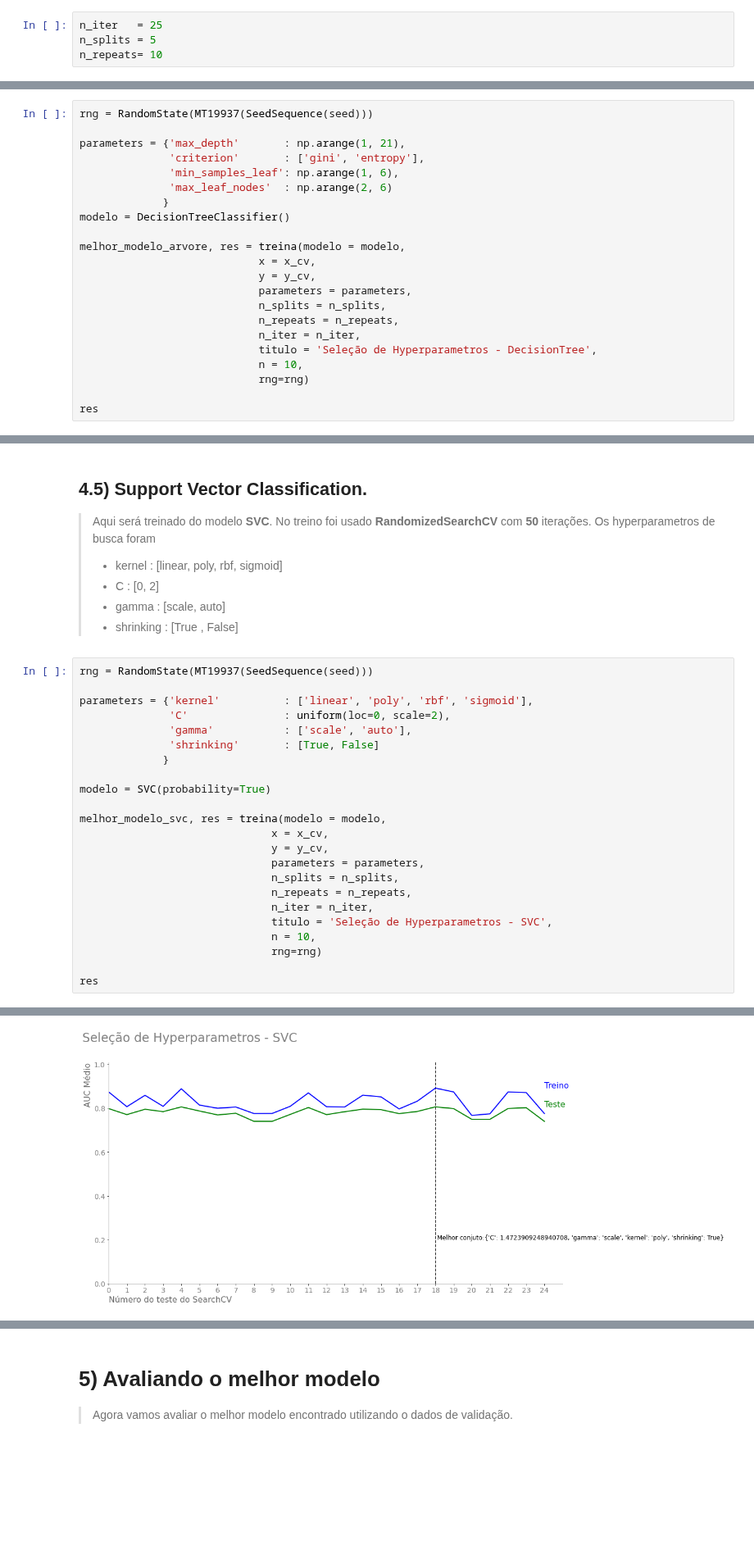
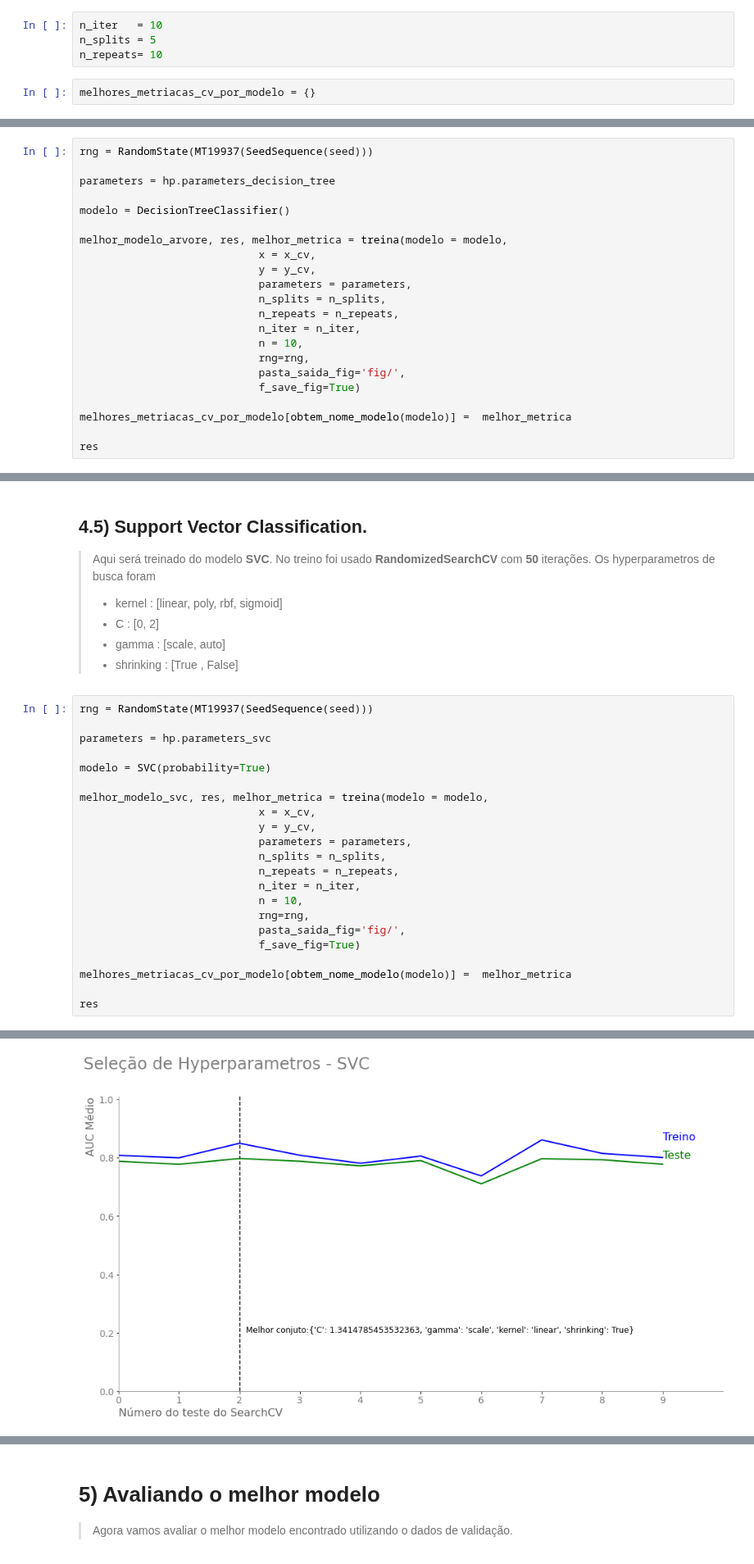
Before and after one commit to HenriqueCCdA/BC_DS_Projeto_Final, a Jupyter notebook: Notebooks/ML/treinamentos_dados1.ipynb, the cells around one changed output, grey strips where cells are left out. Shown at 82% size. Saved outputs shown, nothing was run; the diff lists cells and outputs as text; blank space fills up the shorter version.

```diff
--- a/Notebooks/ML/treinamentos_dados1.ipynb
+++ b/Notebooks/ML/treinamentos_dados1.ipynb
@@ -197,9 +196,11 @@ Número total de entradas para o Cross Validation : 315
 
 A opção **refit** foi deixado como **true** logo depois que o melhor modelo for selecioando o RandomizedSearchCV/GridSearchCv **re-treina** esse modelo com o dataset completo (treino+teste).
 # %%
-n_iter   = 25
+n_iter   = 10
 n_splits = 5
 n_repeats= 10
+# %%
+melhores_metriacas_cv_por_modelo = {}
 # %% [markdown]
 ## 4.1) DummyClassifier
 
@@ -282,23 +287,23 @@ Melhor modelo            : LogisticRegression(C=0.9705548504144978, max_iter=100
 # %%
 rng = RandomState(MT19937(SeedSequence(seed)))
 
-parameters = {'max_depth'       : np.arange(1, 21),
-              'criterion'       : ['gini', 'entropy'],
-              'min_samples_leaf': np.arange(1, 6),
-              'max_leaf_nodes'  : np.arange(2, 6)
-             }
+parameters = hp.parameters_decision_tree
+
 modelo = DecisionTreeClassifier()
 
-melhor_modelo_arvore, res = treina(modelo = modelo,
+melhor_modelo_arvore, res, melhor_metrica = treina(modelo = modelo,
                             x = x_cv,
                             y = y_cv,
                             parameters = parameters,
                             n_splits = n_splits,
                             n_repeats = n_repeats,
                             n_iter = n_iter,
-                            titulo = 'Seleção de Hyperparametros - DecisionTree',
                             n = 10,
-                            rng=rng)
+                            rng=rng,
+                            pasta_saida_fig='fig/',
+                            f_save_fig=True)
+
+melhores_metriacas_cv_por_modelo[obtem_nome_modelo(modelo)] =  melhor_metrica
 
 res
 # %% [output]
@@ -381,24 +385,23 @@ Melhor modelo            : RandomForestClassifier(criterion='entropy', max_depth
 # %%
 rng = RandomState(MT19937(SeedSequence(seed)))
 
-parameters = {'kernel'          : ['linear', 'poly', 'rbf', 'sigmoid'],
-              'C'               : uniform(loc=0, scale=2),
-              'gamma'           : ['scale', 'auto'],
-              'shrinking'       : [True, False]
-             }
+parameters = hp.parameters_svc
 
 modelo = SVC(probability=True)
 
-melhor_modelo_svc, res = treina(modelo = modelo,
-                              x = x_cv,
-                              y = y_cv,
-                              parameters = parameters,
-                              n_splits = n_splits,
-                              n_repeats = n_repeats,
-                              n_iter = n_iter,
-                              titulo = 'Seleção de Hyperparametros - SVC',
-                              n = 10,
-                              rng=rng)
+melhor_modelo_svc, res, melhor_metrica = treina(modelo = modelo,
+                            x = x_cv,
+                            y = y_cv,
+                            parameters = parameters,
+                            n_splits = n_splits,
+                            n_repeats = n_repeats,
+                            n_iter = n_iter,
+                            n = 10,
+                            rng=rng,
+                            pasta_saida_fig='fig/',
+                            f_save_fig=True)
+
+melhores_metriacas_cv_por_modelo[obtem_nome_modelo(modelo)] =  melhor_metrica
 
 res
 # %% [output]
@@ -406 +409 @@ Fitting 50 folds for each of 25 candidates, totalling 1250 fits
-[figure, old version]
+[figure, new version]
```
Also changed, not shown: parts of 17 cells of this notebook, 10 other files.
